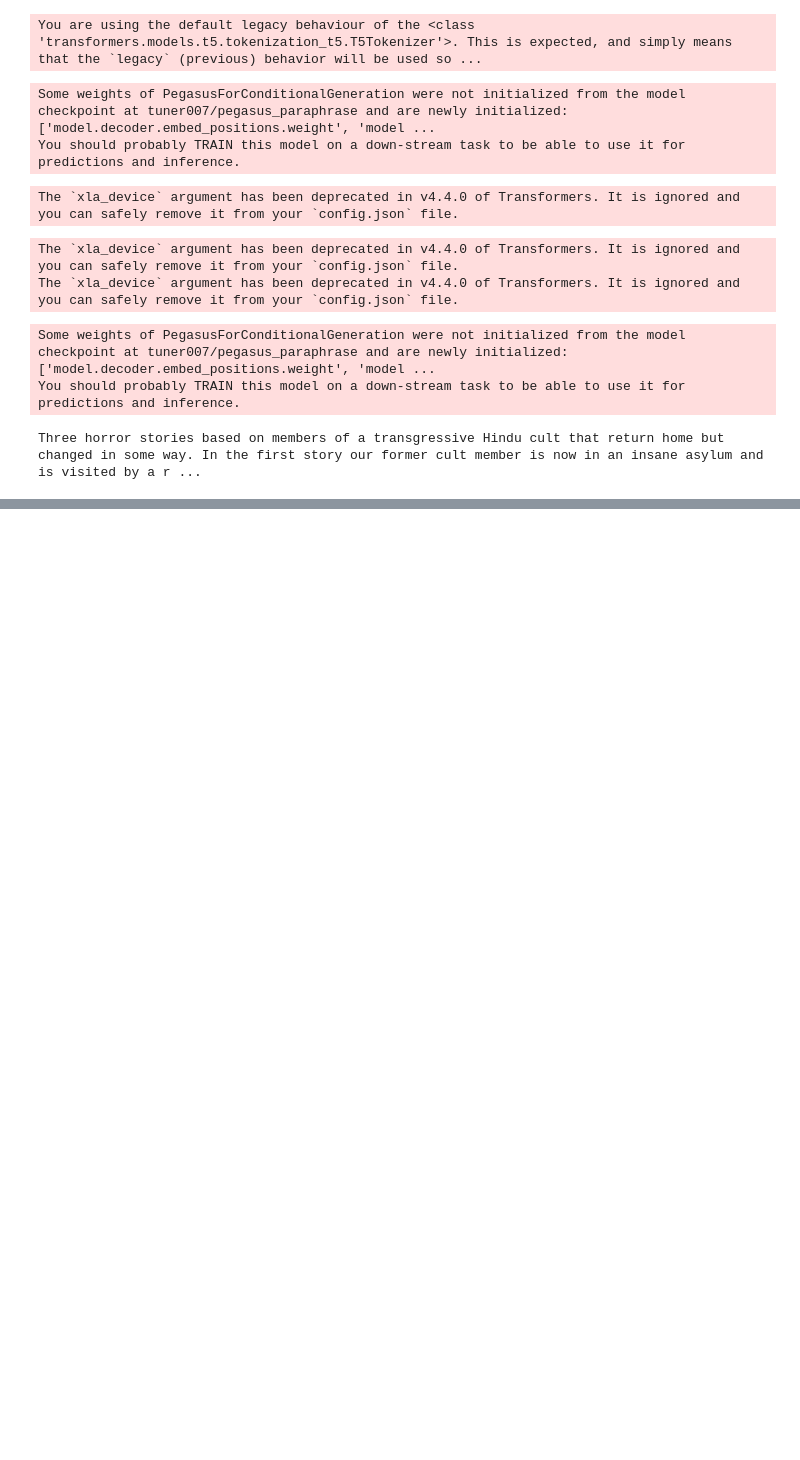
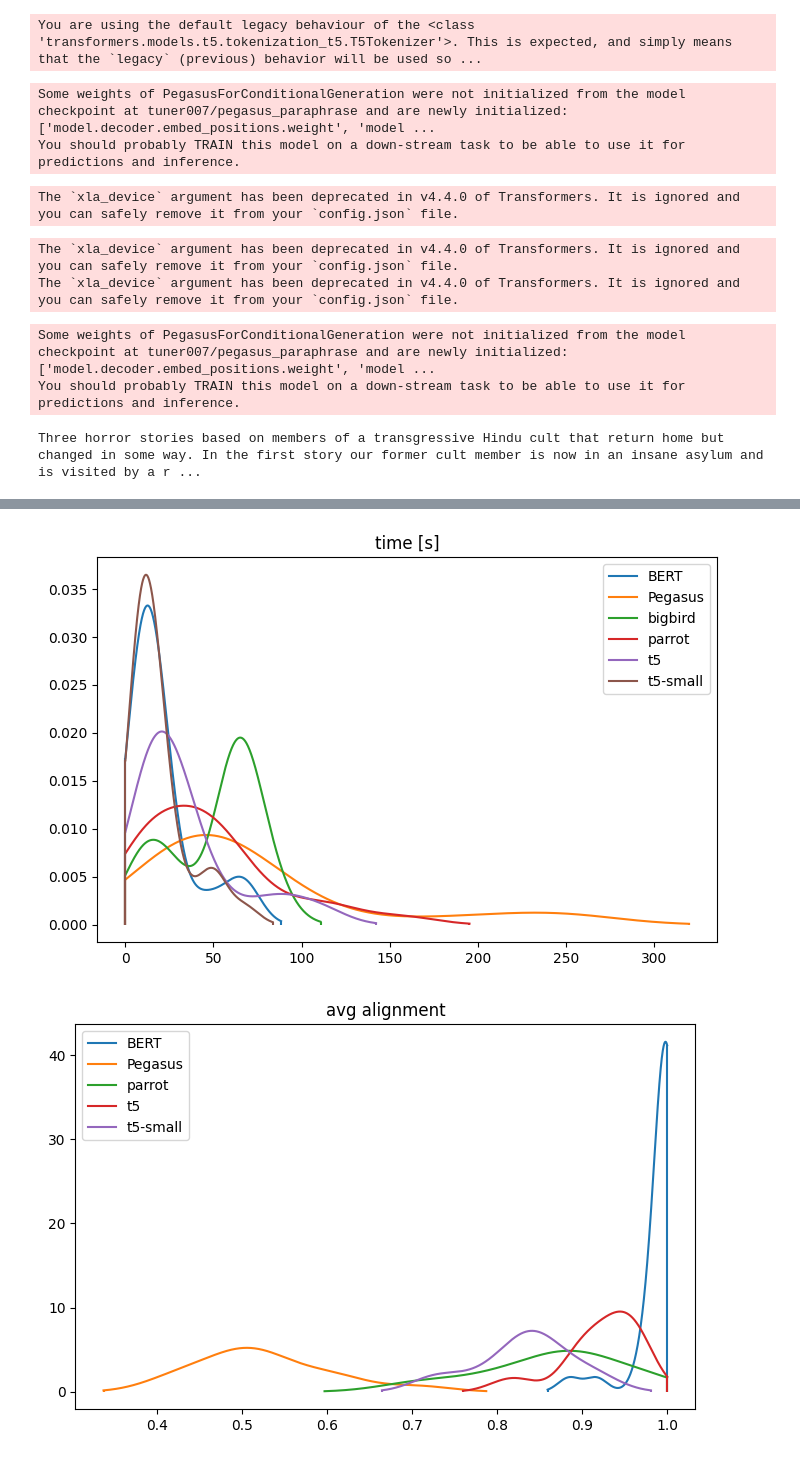
Before and after one commit to pawlik0wskim/BalancingMethodsNLP, a Jupyter notebook: Additional experiments/Paraphrasers.ipynb, the cells around one changed output, grey strips where cells are left out. Saved outputs shown, nothing was run; the diff lists cells and outputs as text; code cells hidden in the pictures; blank space fills up the shorter version.

```diff
--- a/Additional experiments/Paraphrasers.ipynb
+++ b/Additional experiments/Paraphrasers.ipynb
@@ -308,3 +308,6 @@ def paraphrase_bigbird(sentences,cat=False):
 Some weights of PegasusForConditionalGeneration were not initialized from the model checkpoint at tuner007/pegasus_paraphrase and are newly initialized: ['model.decoder.embed_positions.weight', 'model ...
 You should probably TRAIN this model on a down-stream task to be able to use it for predictions and inference.
 Three horror stories based on members of a transgressive Hindu cult that return home but changed in some way. In the first story our former cult member is now in an insane asylum and is visited by a r ...
+# %%
+output, _ = paraphrase(str(positives[np.random.randint(n_positive)]), paraphraser_t5small, tokenizer_t5small)
+output
@@ -358,13 +379,13 @@ def evaluate_paraphrase(sentences, paraphraser, tokenizer, name):
     results = bertscore.compute(predictions=output_cleaned, references=reference_cleaned, lang="en", model_type="distilbert-base-uncased", verbose=0)
 
     measures = {"paraphraser": name,
-                "time":time_stat,
+                "time [s]":time_stat,
                 "avg alignment": np.mean(alignment_score)}
     for k,v in results.items():
         if k != 'hashcode':
             measures["avg BERT Score "+ k]=np.mean(v)
 
-    result = " ".join(output)
+    result = " ".join(output_cleaned)
 
     alignments = pairwise2.align.globalxx(sentences.split(),
                                           result.split(),
@@ -385,6 +406,7 @@ def evaluate_paraphrase(sentences, paraphraser, tokenizer, name):
 
     measures["sentence"] = sentences
     measures["paraphrase"] = result
+    measures["view"] = output
 
 
     return measures
@@ -392,7 +414,8 @@ def evaluate_paraphrase(sentences, paraphraser, tokenizer, name):
 np.random.seed(123)
 results = []
 for sentences in [str(positives[np.random.randint(n_positive)]) for _ in range(30)]:
-    for paraphraser, tokenizer, name in [(None, None, "bigbird"),
+    for paraphraser, tokenizer, name in [
+                                        (None, None, "bigbird"),
                                          (paraphraser_pegasus, tokenizer_pegasus, "Pegasus"),
                                          (paraphraser_t5small, tokenizer_t5small, "t5-small"),
                                          (paraphraser_t5, tokenizer_t5, "t5"),
@@ -409,8 +432,8 @@ def highlight_max(s, props=''):
 def highlight_min(s, props=''):
     return np.where(s == np.nanmin(s.values), props, '')
 (
-results.tail(10).style.apply(highlight_max, axis=0, props='background-color:green;', subset=["avg BERT Score precision", "avg BERT Score recall", "avg BERT Score f1", "entire sentence BERT Score precision", "entire sentence BERT Score recall", "entire sentence BERT Score f1"])
-         .apply(highlight_min, axis=0, props='background-color:green;', subset=['time', 'avg alignment', "entire sentence alignment"])
+res.tail(10).style.apply(highlight_max, axis=0, props='background-color:green;', subset=["avg BERT Score precision", "avg BERT Score recall", "avg BERT Score f1", "entire sentence BERT Score precision", "entire sentence BERT Score recall", "entire sentence BERT Score f1"])
+         .apply(highlight_min, axis=0, props='background-color:green;', subset=['time [s]', 'avg alignment', "entire sentence alignment"])
 )
 # %% [output]
 Attention type 'block_sparse' is not possible if sequence_length: 413 <= num global tokens: 2 * config.block_size + min. num sliding tokens: 3 * config.block_size + config.num_random_blocks * config.b ...
@@ -442,2 +451,0 @@ TypeError: 'NoneType' object is not subscriptable
-# %%
-res = pd.DataFrame(results)
@@ -446,12 +508,15 @@ res
 # %%
 import seaborn as sns
-for measure in res.columns:
+for measure in res.columns[:-3]:
     if measure in ["paraphraser", "sentence", "paraphrase"]:
         continue
     plt.figure(figsize=(8, 5))
     for par in np.unique(res.paraphraser):
         df = res[res.paraphraser==par][measure]
-        sns.kdeplot(df, label=par)
+        plot_kde_bounded(df, lower_limit=0, upper_limit = None if measure=="time [s]" else 1, label=par)
     plt.legend()
     plt.title(measure)
     plt.show()
+# %% [output]
+[figure, added]
+[figure, added]
```
Also changed, not shown: parts of 12 cells of this notebook, 13 other files.
